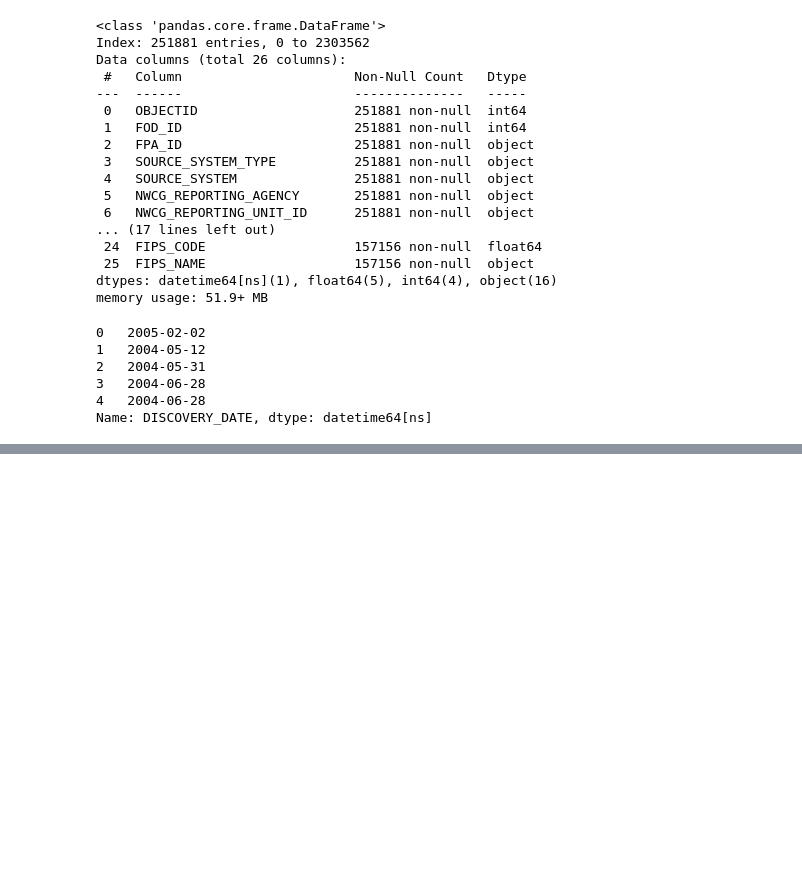
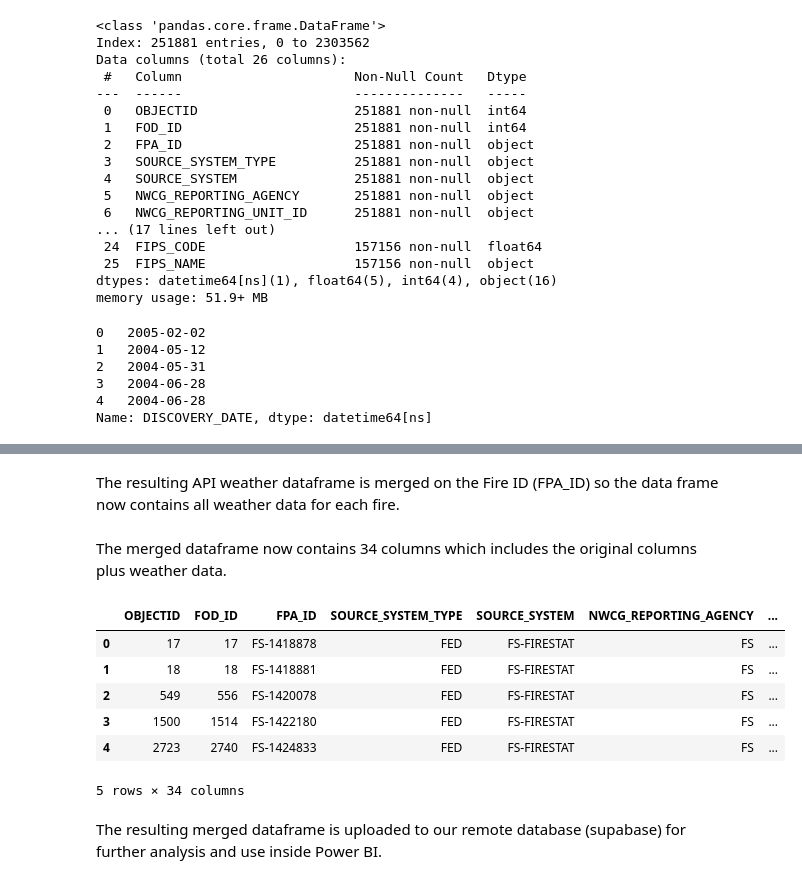
Before and after one commit to briangullen/gc_proj_prep, a Jupyter notebook: ca_wildfires_extras.ipynb, the cells around one changed output, grey strips where cells are left out. Drawn from its saved outputs; the diff is of its cells as text; code cells hidden in the pictures; blank space fills up the shorter version.

Commit message:
new additions for API calls and supabase upload

```diff
--- a/ca_wildfires_extras.ipynb
+++ b/ca_wildfires_extras.ipynb
@@ -545,0 +173,2 @@ large_fire_combined_df.to_csv('/Users/Brian/Downloads/large_fires.csv')
+# %%
+ca_fires_df = df.loc[(df['FIRE_SIZE_CLASS'] == 'G') | (df['FIRE_SIZE_CLASS'] == 'F') | (df['FIRE_SIZE_CLASS'] == 'E') | (df['FIRE_SIZE_CLASS'] == 'D')]
@@ -545,0 +177,2 @@ large_fire_combined_df.to_csv('/Users/Brian/Downloads/large_fires.csv')
+# %%
+ca_fires_df['DISCOVERY_DATE'] = ca_fires_df['DISCOVERY_DATE'].dt.strftime('%Y-%m-%d')
@@ -545,0 +185,2 @@ large_fire_combined_df.to_csv('/Users/Brian/Downloads/large_fires.csv')
+# %%
+ca_fires_df['WEEK_BEFORE_DISCOVERY_DATE'] = ca_fires_df['WEEK_BEFORE_DISCOVERY_DATE'].dt.strftime('%Y-%m-%d')
@@ -545,0 +243,18 @@ large_fire_combined_df.to_csv('/Users/Brian/Downloads/large_fires.csv')
+# %% [markdown]
+The resulting API weather dataframe is merged on the Fire ID (FPA_ID) so the data frame now contains all weather data for each fire.
+# %%
+ca_fires_weather_df = ca_fires_df.merge(ca_weather_df, on='FPA_ID')
+# %% [markdown]
+The merged dataframe now contains 34 columns which includes the original columns plus weather data.
+# %%
+ca_fires_weather_df.head()
+# %% [output]
+|  | OBJECTID | FOD_ID | FPA_ID | SOURCE_SYSTEM_TYPE | SOURCE_SYSTEM | NWCG_REPORTING_AGENCY | ... |
+| 0 | 17 | 17 | FS-1418878 | FED | FS-FIRESTAT | FS | ... |
+| 1 | 18 | 18 | FS-1418881 | FED | FS-FIRESTAT | FS | ... |
+| 2 | 549 | 556 | FS-1420078 | FED | FS-FIRESTAT | FS | ... |
+| 3 | 1500 | 1514 | FS-1422180 | FED | FS-FIRESTAT | FS | ... |
+| 4 | 2723 | 2740 | FS-1424833 | FED | FS-FIRESTAT | FS | ... |
+5 rows × 34 columns
+# %% [markdown]
+The resulting merged dataframe is uploaded to our remote database (supabase) for further analysis and use inside Power BI.
```
Also changed, not shown: parts of 40 cells of this notebook.
